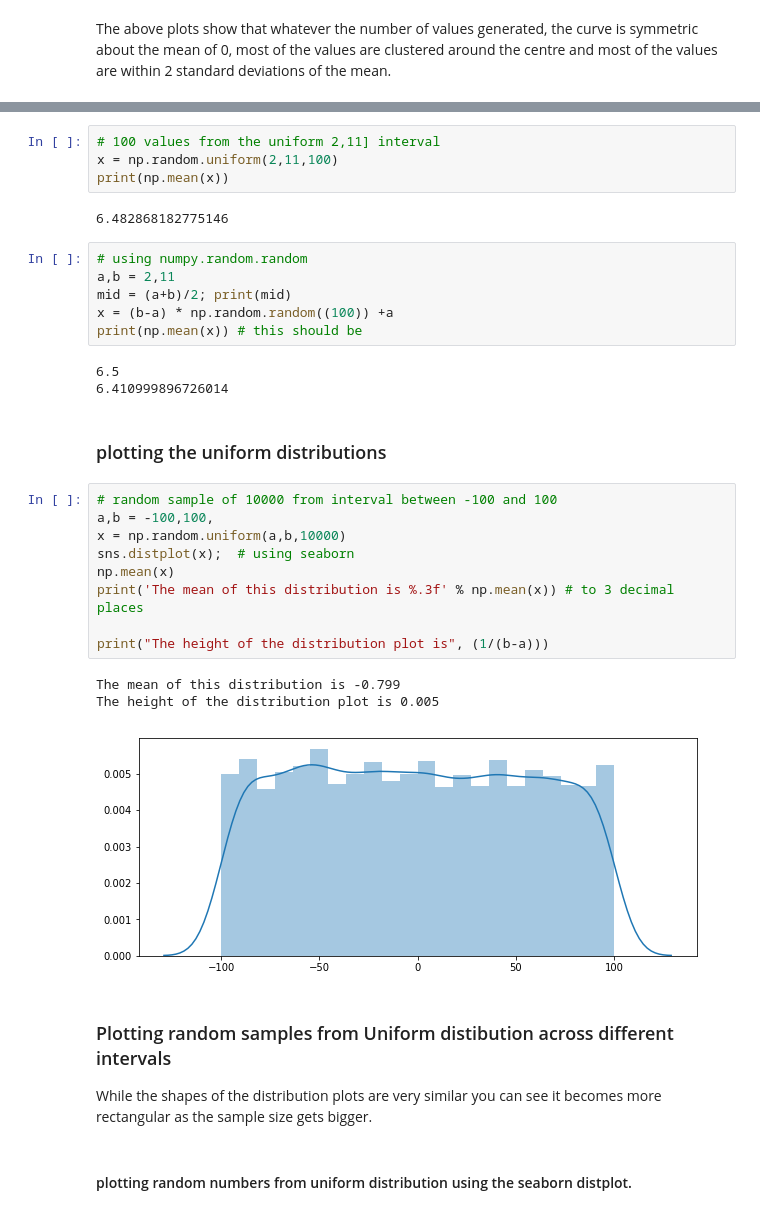
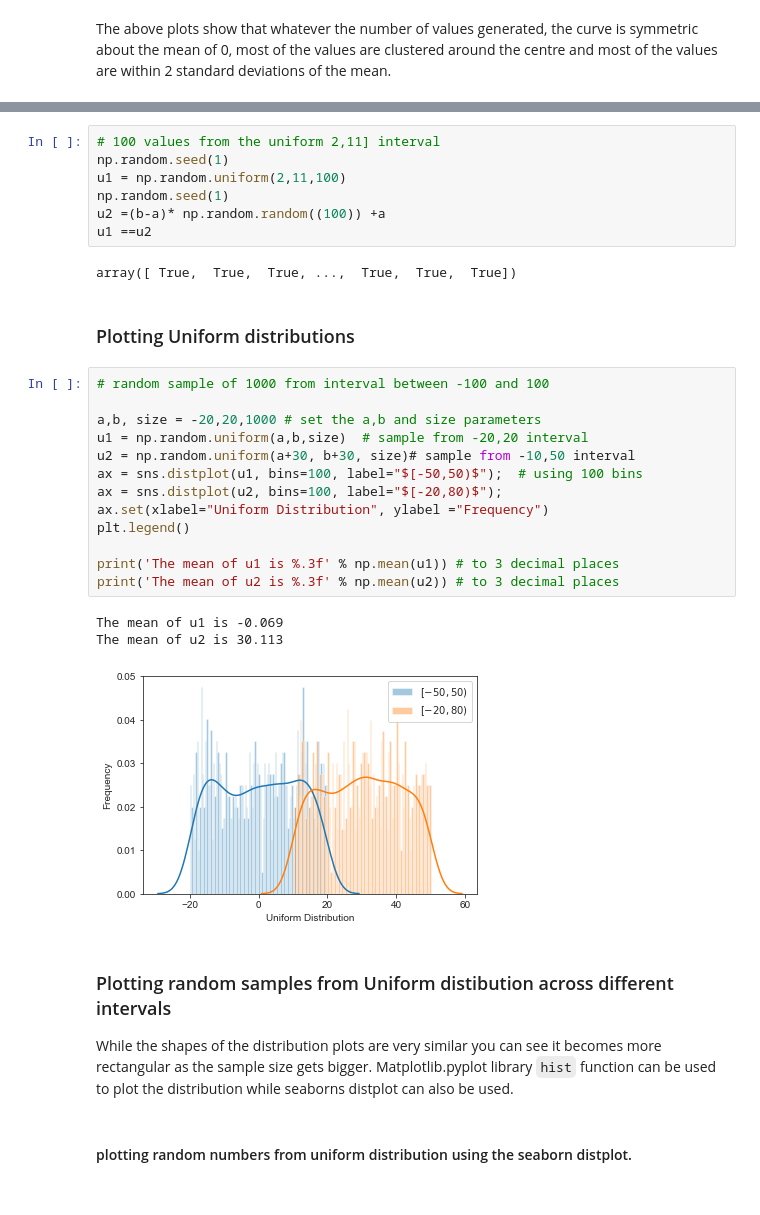
Before and after one commit to angela1C/Programming-for-Data-Analysis-numpy.random-project-2019, a Jupyter notebook: NumpyRandom.ipynb, the cells around one changed output, grey strips where cells are left out. Saved outputs shown, nothing was run; the diff lists cells and outputs as text.

```diff
--- a/NumpyRandom.ipynb
+++ b/NumpyRandom.ipynb
@@ -1032,36 +1031,34 @@ np.random.uniform(1,100)
 # %%
 # 100 values from the uniform 2,11] interval
-x = np.random.uniform(2,11,100)
-print(np.mean(x))
+np.random.seed(1)
+u1 = np.random.uniform(2,11,100)
+np.random.seed(1)
+u2 =(b-a)* np.random.random((100)) +a
+u1 ==u2
 # %% [output]
-6.482868182775146
+array([ True,  True,  True, ...,  True,  True,  True])
-# %%
-# using numpy.random.random
-a,b = 2,11
-mid = (a+b)/2; print(mid)
-x = (b-a) * np.random.random((100)) +a
-print(np.mean(x)) # this should be
-# %% [output]
-6.5
-6.410999896726014
-# %% [markdown]
-### plotting the uniform distributions
-# %%
-# random sample of 10000 from interval between -100 and 100
-a,b = -100,100,
-x = np.random.uniform(a,b,10000)
-sns.distplot(x);  # using seaborn
-np.mean(x)
-print('The mean of this distribution is %.3f' % np.mean(x)) # to 3 decimal places
-
-print("The height of the distribution plot is", (1/(b-a)))
-# %% [output]
-The mean of this distribution is -0.799
-The height of the distribution plot is 0.005
-[figure, removed]
+# %% [markdown]
+### Plotting Uniform distributions
+# %%
+# random sample of 1000 from interval between -100 and 100
+
+a,b, size = -20,20,1000 # set the a,b and size parameters
+u1 = np.random.uniform(a,b,size)  # sample from -20,20 interval
+u2 = np.random.uniform(a+30, b+30, size)# sample from -10,50 interval
+ax = sns.distplot(u1, bins=100, label="$[-50,50)$");  # using 100 bins
+ax = sns.distplot(u2, bins=100, label="$[-20,80)$");
+ax.set(xlabel="Uniform Distribution", ylabel ="Frequency")
+plt.legend()
+
+print('The mean of u1 is %.3f' % np.mean(u1)) # to 3 decimal places
+print('The mean of u2 is %.3f' % np.mean(u2)) # to 3 decimal places
+# %% [output]
+The mean of u1 is -0.069
+The mean of u2 is 30.113
+[figure, added]
 # %% [markdown]
 ### Plotting random samples from Uniform distibution across different intervals
 
-While the shapes of the distribution plots are very similar you can see it becomes more rectangular as the sample size gets bigger.
+While the shapes of the distribution plots are very similar you can see it becomes more rectangular as the sample size gets bigger. Matplotlib.pyplot library `hist` function can be used to plot the distribution while seaborns distplot can also be used.
 # %% [markdown]
 #### plotting random numbers from uniform distribution using the seaborn distplot.
```
Also changed, not shown: parts of 60 cells of this notebook.
